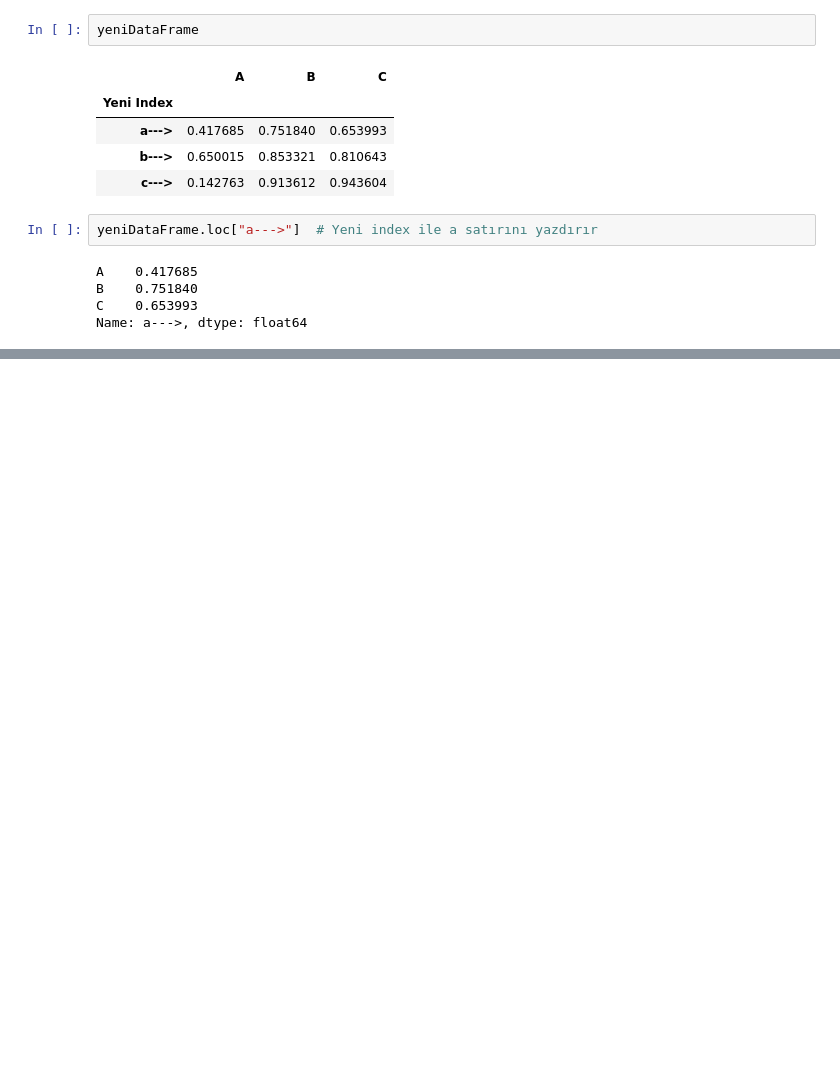
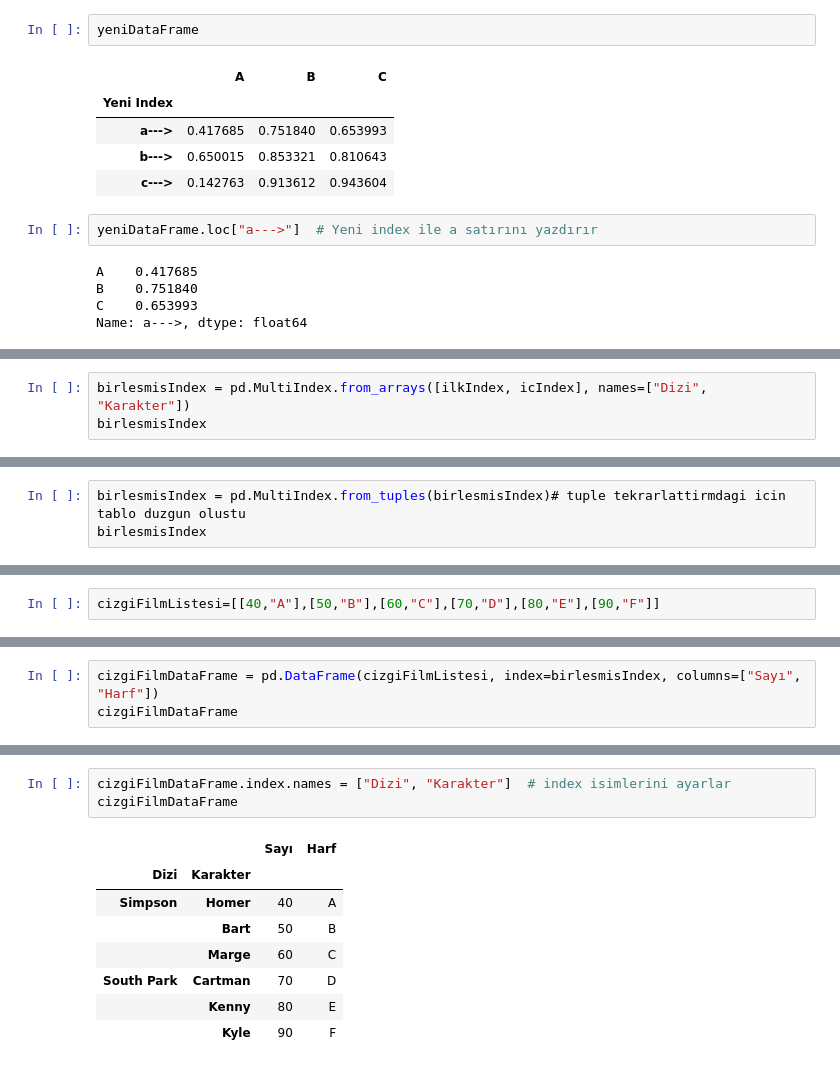
Before and after one commit to Yusufygc/Kurs-Calismalarim, a Jupyter notebook: BTK_Veri_Bilimi_Tensorflow/Pandas/2_dataFrame.ipynb, the cells around one changed output, grey strips where cells are left out. Saved outputs shown, nothing was run; the diff lists cells and outputs as text; blank space fills up the shorter version.

Commit message:
Multi Indeks

```diff
--- a/BTK_Veri_Bilimi_Tensorflow/Pandas/2_dataFrame.ipynb
+++ b/BTK_Veri_Bilimi_Tensorflow/Pandas/2_dataFrame.ipynb
@@ -270,0 +285,3 @@ Name: a--->, dtype: float64
+# %%
+birlesmisIndex = pd.MultiIndex.from_arrays([ilkIndex, icIndex], names=["Dizi", "Karakter"])
+birlesmisIndex
@@ -270,0 +296,3 @@ Name: a--->, dtype: float64
+# %%
+birlesmisIndex = pd.MultiIndex.from_tuples(birlesmisIndex)# tuple tekrarlattirmdagi icin tablo duzgun olustu
+birlesmisIndex
@@ -270,0 +307,2 @@ Name: a--->, dtype: float64
+# %%
+cizgiFilmListesi=[[40,"A"],[50,"B"],[60,"C"],[70,"D"],[80,"E"],[90,"F"]]
@@ -270,0 +311,3 @@ Name: a--->, dtype: float64
+# %%
+cizgiFilmDataFrame = pd.DataFrame(cizgiFilmListesi, index=birlesmisIndex, columns=["Sayı", "Harf"])
+cizgiFilmDataFrame
@@ -270,0 +341,12 @@ Name: a--->, dtype: float64
+# %%
+cizgiFilmDataFrame.index.names = ["Dizi", "Karakter"]  # index isimlerini ayarlar
+cizgiFilmDataFrame
+# %% [output]
+|  |  | Sayı | Harf |
+| Dizi | Karakter |  |  |
+| Simpson | Homer | 40 | A |
+|  | Bart | 50 | B |
+|  | Marge | 60 | C |
+| South Park | Cartman | 70 | D |
+|  | Kenny | 80 | E |
+|  | Kyle | 90 | F |
```
Also changed, not shown: parts of 10 cells of this notebook.
